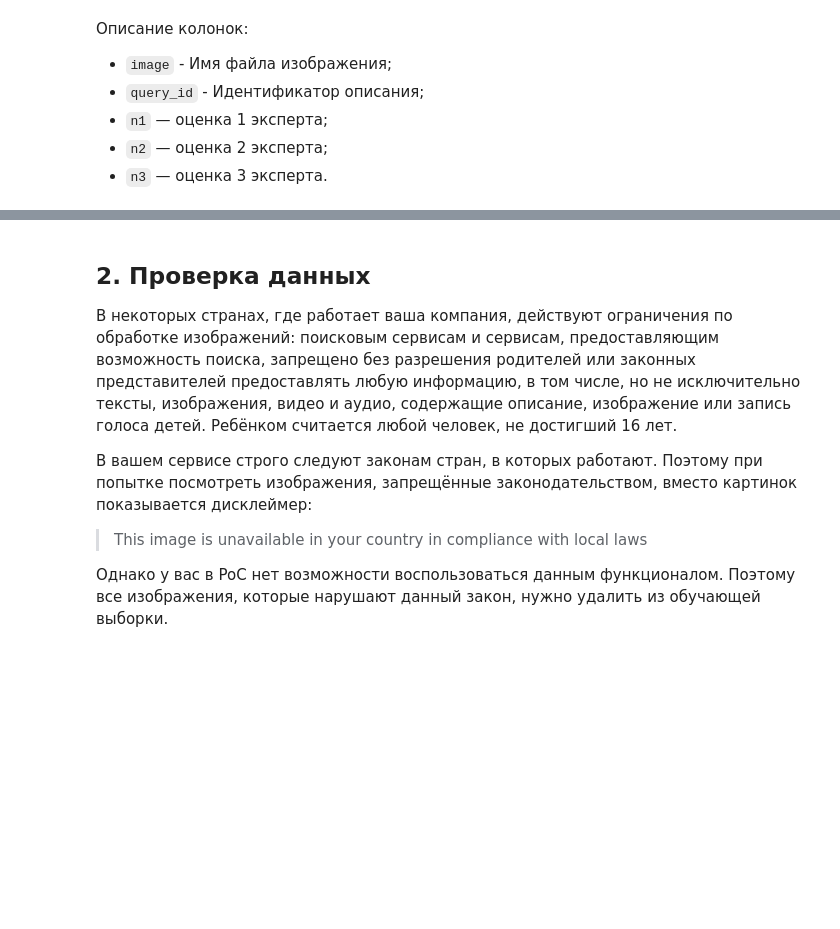
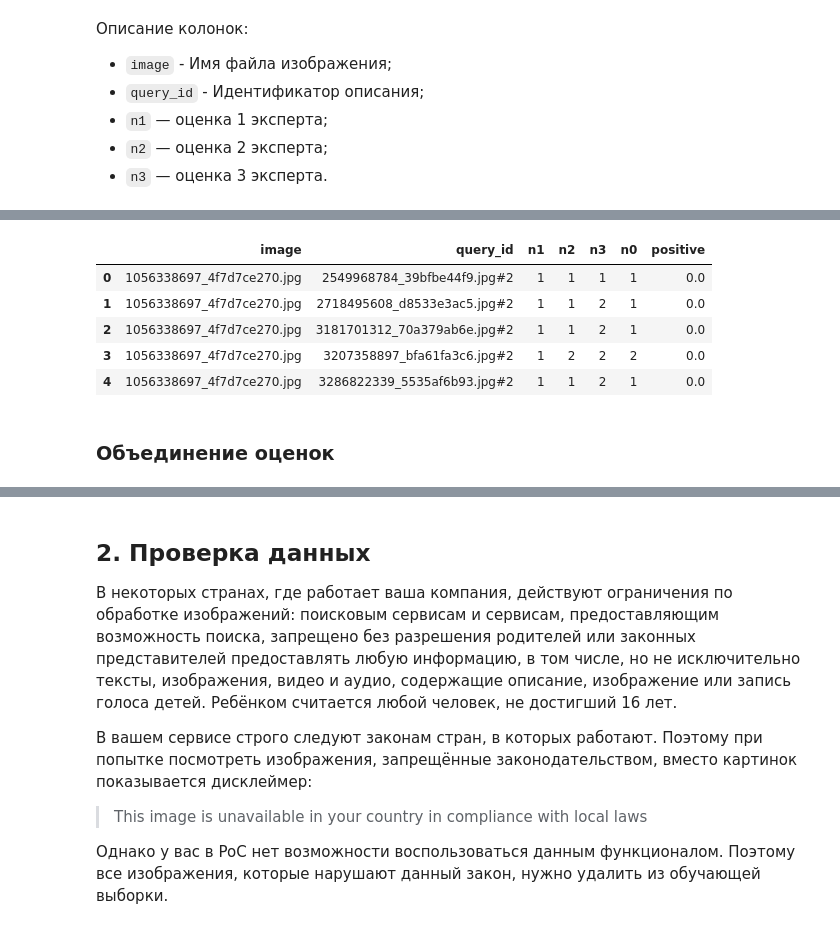
Before and after one commit to akrasnov87/project4, a Jupyter notebook: 7d06bc6b-1477-4e0b-b653-e8eb505aa175.ipynb, the cells around one changed output, grey strips where cells are left out. Drawn from its saved outputs; the diff is of its cells as text; code cells hidden in the pictures; blank space fills up the shorter version.

```diff
--- a/7d06bc6b-1477-4e0b-b653-e8eb505aa175.ipynb
+++ b/7d06bc6b-1477-4e0b-b653-e8eb505aa175.ipynb
@@ -187,9 +200,28 @@ def calc_avg(row):
     ----------
     int - число
     """
-    u, c = np.unique([row['n1'], row['n2'], row['n3']], return_counts=True)
+    array = [row['n1'], row['n2'], row['n3']]
+    u, c = np.unique(array, return_counts=True)
+
+    # находим самую частую оценку
     y = u[c == c.max()]
+    # вычисляем долю найденных оценок
+    percentages = dict(zip(u, c / len(array)))
 
-    return y[0] if len(y) == 1 else 0
+    # "позитивными" будем считать, тех у кого оценка 3 или 4
+    row['n0'] = y[0] if len(y) == 1 else 0
+    row['positive'] = percentages[y[0]] if len(y) == 1 and y[0] in [3, 4] else 0
 
-expert_annotations_tsv['n0'] = expert_annotations_tsv.apply(calc_avg, axis=1)
+    return row
+# %%
+expert_annotations_tsv = expert_annotations_tsv.apply(calc_avg, axis=1)
+expert_annotations_tsv.head()
+# %% [output]
+|  | image | query_id | n1 | n2 | n3 | n0 | positive |
+| 0 | 1056338697_4f7d7ce270.jpg | 2549968784_39bfbe44f9.jpg#2 | 1 | 1 | 1 | 1 | 0.0 |
+| 1 | 1056338697_4f7d7ce270.jpg | 2718495608_d8533e3ac5.jpg#2 | 1 | 1 | 2 | 1 | 0.0 |
+| 2 | 1056338697_4f7d7ce270.jpg | 3181701312_70a379ab6e.jpg#2 | 1 | 1 | 2 | 1 | 0.0 |
+| 3 | 1056338697_4f7d7ce270.jpg | 3207358897_bfa61fa3c6.jpg#2 | 1 | 2 | 2 | 2 | 0.0 |
+| 4 | 1056338697_4f7d7ce270.jpg | 3286822339_5535af6b93.jpg#2 | 1 | 1 | 2 | 1 | 0.0 |
+# %% [markdown]
+### Объединение оценок
```
Also changed, not shown: parts of 16 cells of this notebook.
